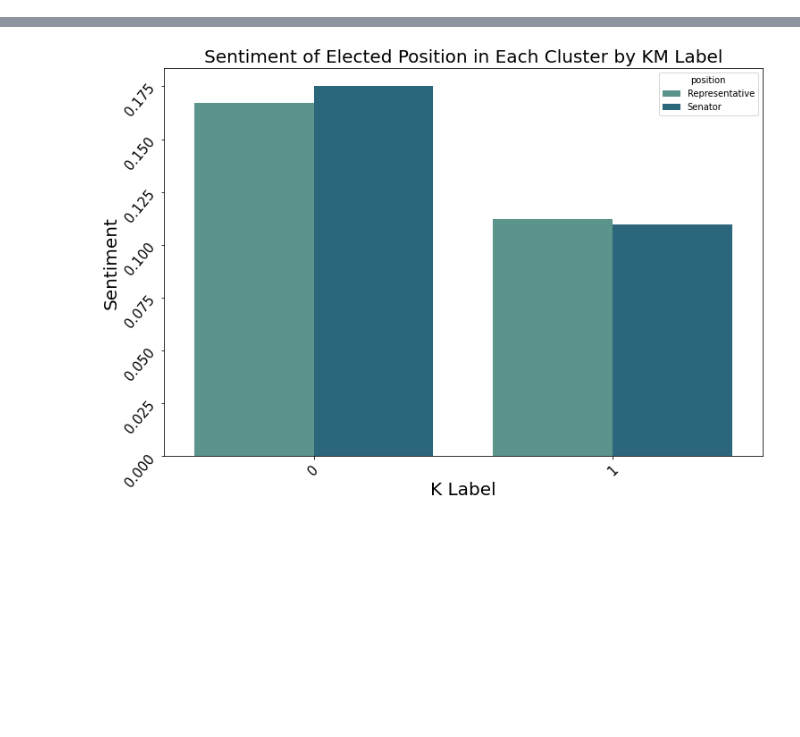
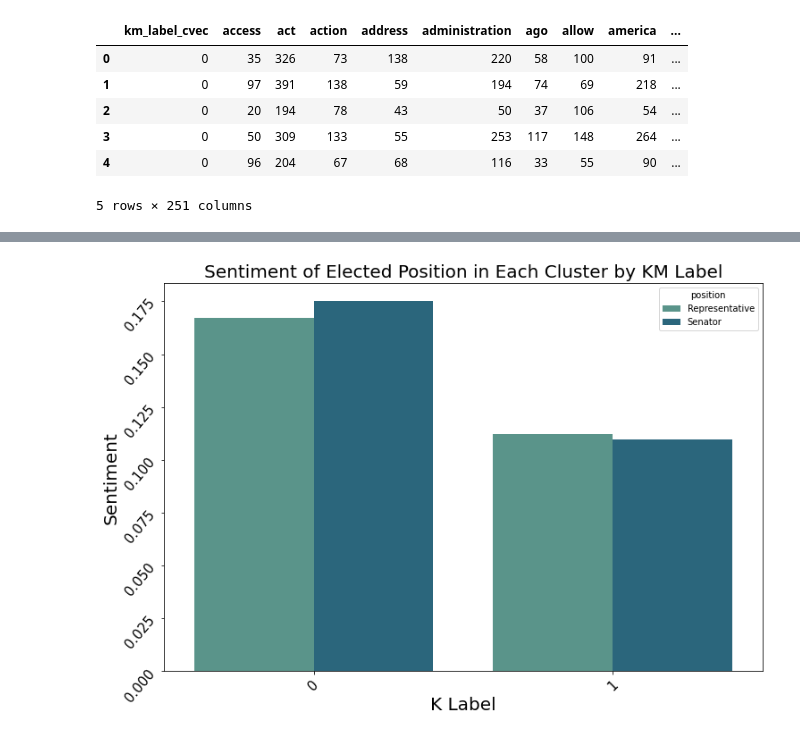
Before and after one commit to jabrown5/political-affiliation-using-twitter-116th-congress, a Jupyter notebook: code/07_Cluster_Analysis.ipynb, the cells around one changed output, grey strips where cells are left out. Cells and saved outputs as stored; diff of their text form; code cells hidden in the pictures; blank space fills up the shorter version.

```diff
--- a/code/07_Cluster_Analysis.ipynb
+++ b/code/07_Cluster_Analysis.ipynb
@@ -18,0 +30,21 @@ data = pd.read_csv('../data/sentiment_df.csv')
+# %%
+# Create X
+X_ = data['liststring']
+
+cvec = CountVectorizer(max_features = 250, ngram_range = (1, 1))
+
+
+X_c = pd.DataFrame(cvec.fit_transform(X_).toarray(), columns = cvec.get_feature_names())
+# %%
+data_ = data[['km_label_cvec']]
+data_ = data_.join(X_c)
+# %%
+data_.head()
+# %% [output]
+|  | km_label_cvec | access | act | action | address | administration | ago | allow | america | ... |
+| 0 | 0 | 35 | 326 | 73 | 138 | 220 | 58 | 100 | 91 | ... |
+| 1 | 0 | 97 | 391 | 138 | 59 | 194 | 74 | 69 | 218 | ... |
+| 2 | 0 | 20 | 194 | 78 | 43 | 50 | 37 | 106 | 54 | ... |
+| 3 | 0 | 50 | 309 | 133 | 55 | 253 | 117 | 148 | 264 | ... |
+| 4 | 0 | 96 | 204 | 67 | 68 | 116 | 33 | 55 | 90 | ... |
+5 rows × 251 columns
```
Also changed, not shown: parts of 5 cells of this notebook, 6 other files.
